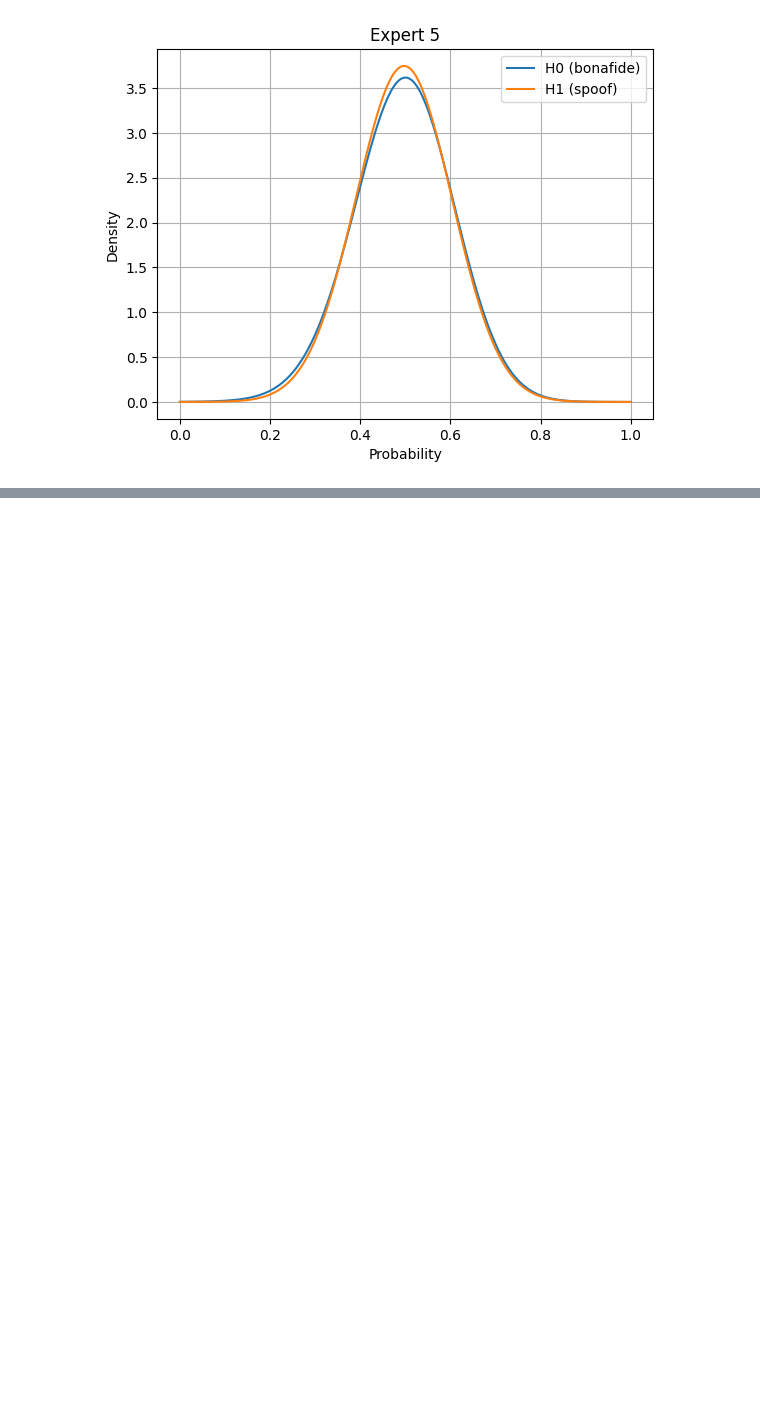
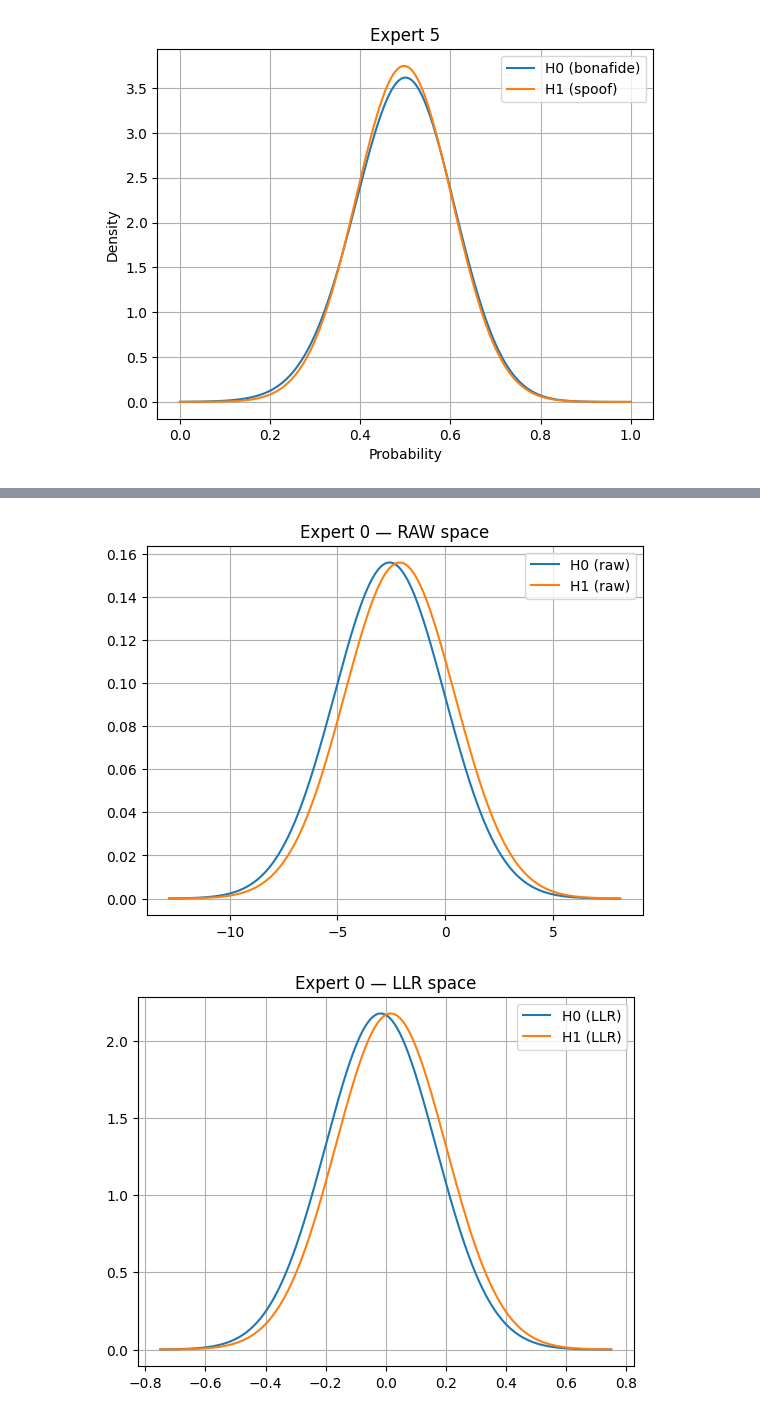
Before and after one commit to nii-yamagishilab/MoE-AntiDeepfake, a Jupyter notebook: notebooks/temp.ipynb, the cells around one changed output, grey strips where cells are left out. Saved outputs shown, nothing was run; the diff lists cells and outputs as text; code cells hidden in the pictures; blank space fills up the shorter version.

```diff
--- a/notebooks/temp.ipynb
+++ b/notebooks/temp.ipynb
@@ -49,0 +111,10 @@ plot_distributions(all_H1, all_H0)
+# %%
+rootpath = f"/home/smg/v-viola/moe_antideepfake/results/Ensemble/asv19/experts_trained_on_asv19/temp/trials10"
+all_me = np.load(f"{rootpath}/all_me.npy")
+all_md = np.load(f"{rootpath}/all_md.npy")
+all_v = np.load(f"{rootpath}/all_v.npy")
+
+plot_distributions(all_me, all_md, all_v)
+# %% [output]
+[figure, added]
+[figure, added]
```
Also changed, not shown: parts of 4 cells of this notebook, 23 other files.
